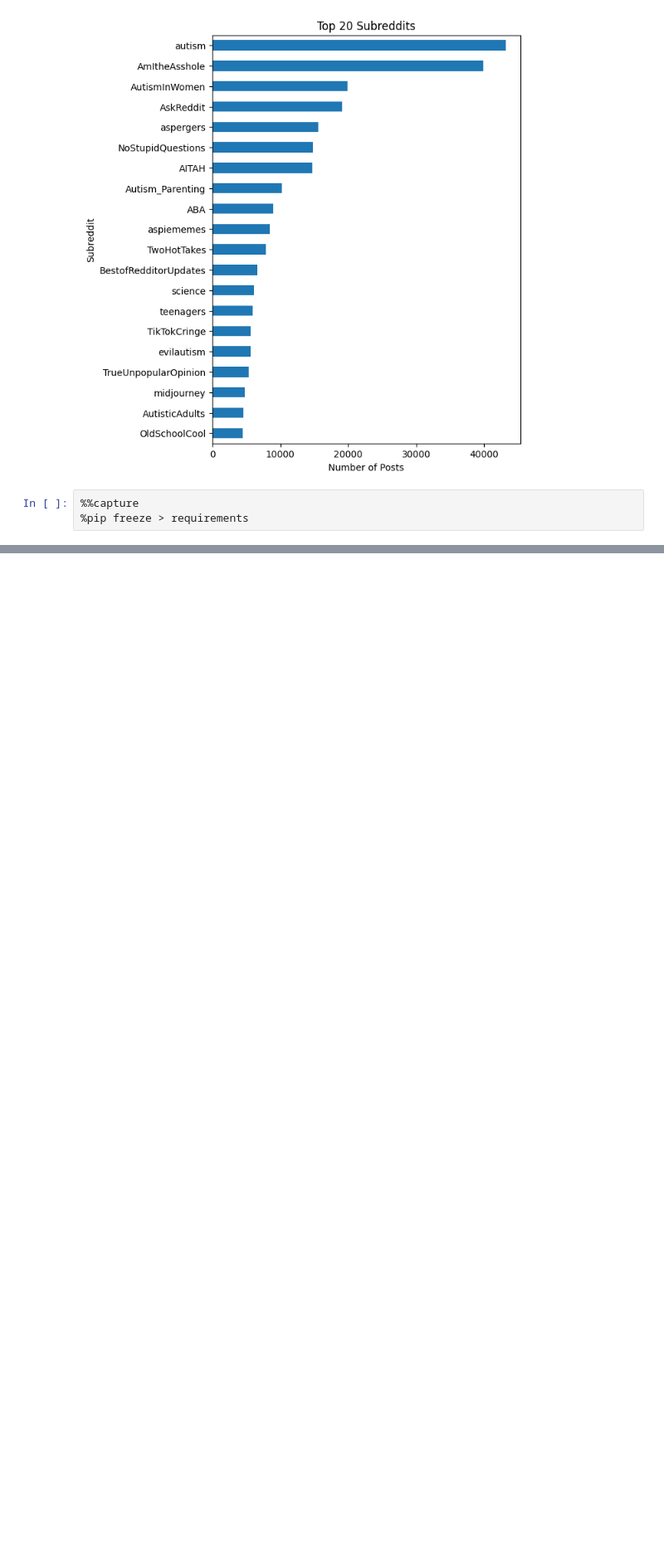
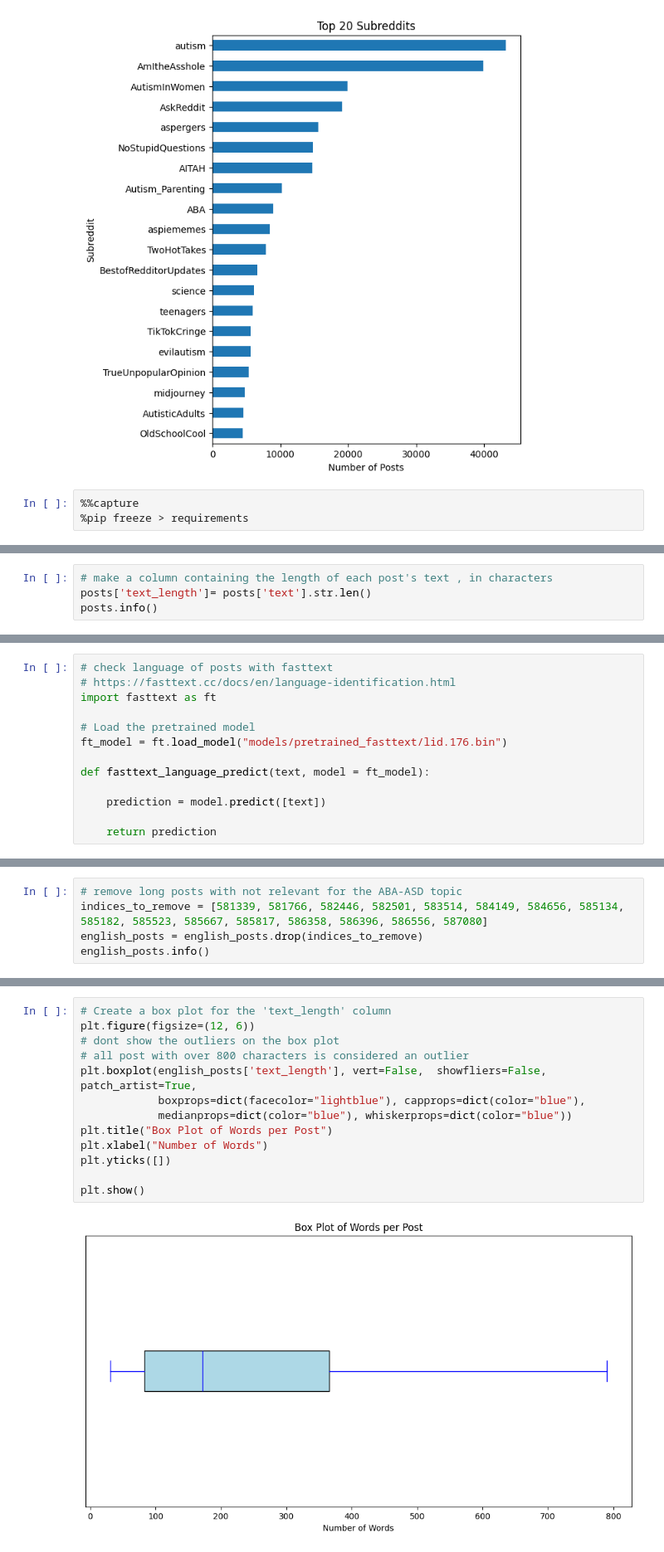
Before and after one commit to andrea-mar/BBK_MScDataScience2reddit_posts, a Jupyter notebook: reddit_post_analysis.ipynb, the cells around one changed output, grey strips where cells are left out. Shown at 83% size. Saved outputs shown, nothing was run; the diff lists cells and outputs as text; blank space fills up the shorter version.

```diff
--- a/reddit_post_analysis.ipynb
+++ b/reddit_post_analysis.ipynb
@@ -1823,0 +1872,4 @@ from text_cleanup_functions import split_words_by_space, remove_non_word_chars,
+# %%
+# make a column containing the length of each post's text , in characters
+posts['text_length']= posts['text'].str.len()
+posts.info()
@@ -1823,0 +2006,13 @@ from text_cleanup_functions import split_words_by_space, remove_non_word_chars,
+# %%
+# check language of posts with fasttext
+# https://fasttext.cc/docs/en/language-identification.html
+import fasttext as ft
+
+# Load the pretrained model
+ft_model = ft.load_model("models/pretrained_fasttext/lid.176.bin")
+
+def fasttext_language_predict(text, model = ft_model):
+
+    prediction = model.predict([text])
+
+    return prediction
@@ -1823,0 +2212,5 @@ from text_cleanup_functions import split_words_by_space, remove_non_word_chars,
+# %%
+# remove long posts with not relevant for the ABA-ASD topic
+indices_to_remove = [581339, 581766, 582446, 582501, 583514, 584149, 584656, 585134, 585182, 585523, 585667, 585817, 586358, 586396, 586556, 587080]
+english_posts = english_posts.drop(indices_to_remove)
+english_posts.info()
@@ -1823,0 +2250,15 @@ from text_cleanup_functions import split_words_by_space, remove_non_word_chars,
+# %%
+# Create a box plot for the 'text_length' column
+plt.figure(figsize=(12, 6))
+# dont show the outliers on the box plot
+# all post with over 800 characters is considered an outlier
+plt.boxplot(english_posts['text_length'], vert=False,  showfliers=False, patch_artist=True,
+            boxprops=dict(facecolor="lightblue"), capprops=dict(color="blue"),
+            medianprops=dict(color="blue"), whiskerprops=dict(color="blue"))
+plt.title("Box Plot of Words per Post")
+plt.xlabel("Number of Words")
+plt.yticks([])
+
+plt.show()
+# %% [output]
+[figure, added]
```
Also changed, not shown: parts of 30 cells of this notebook, 1 other file.
